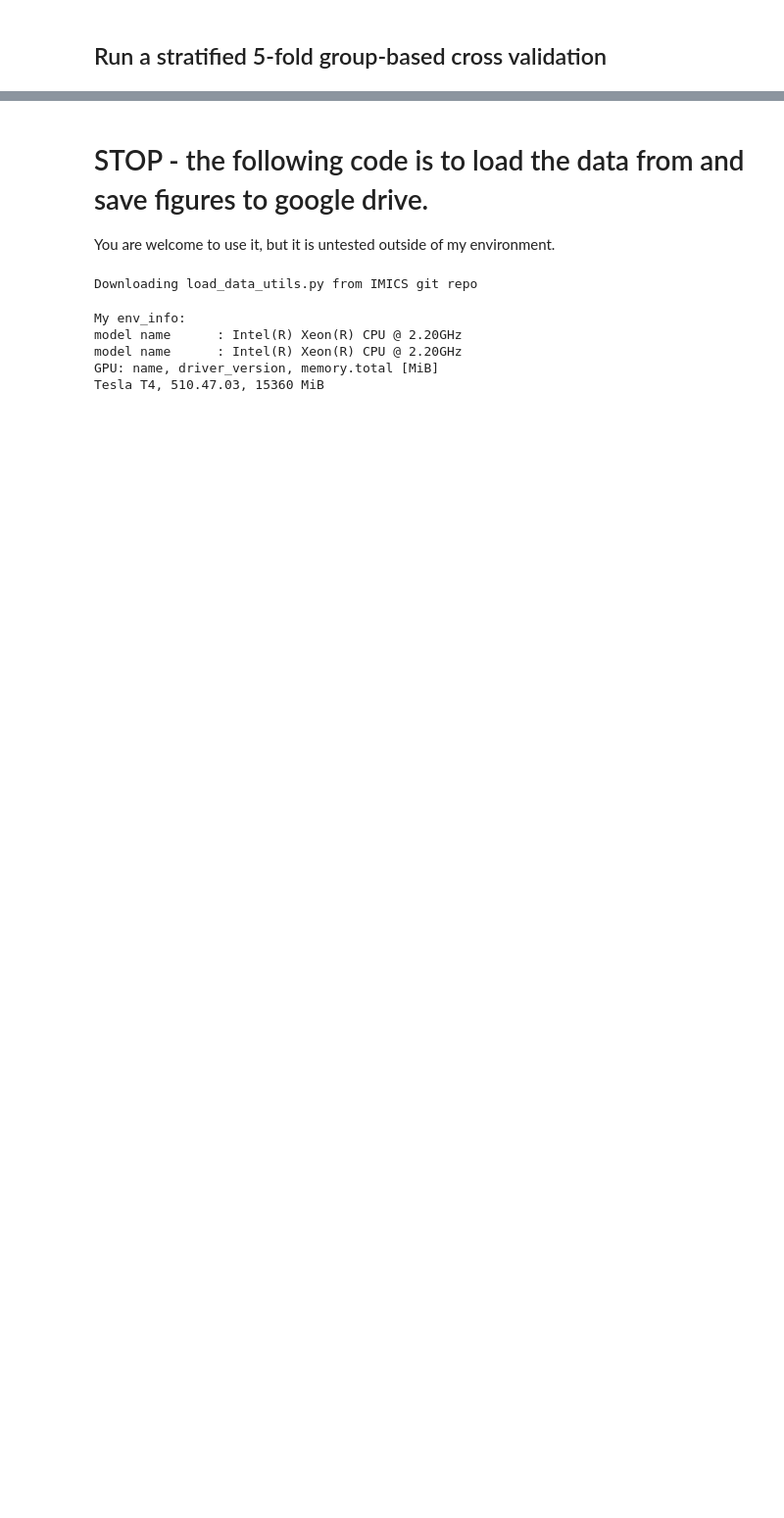
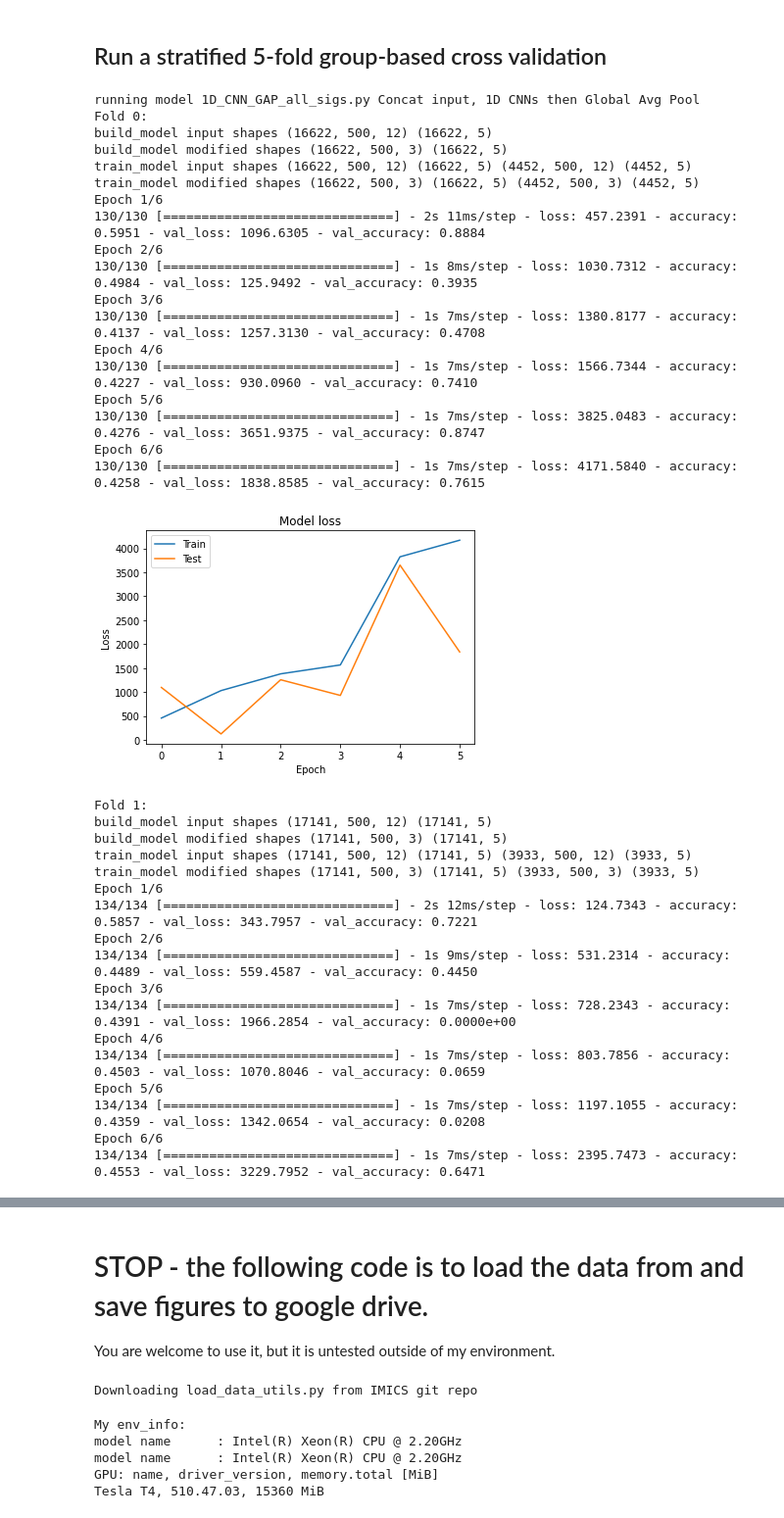
Before and after one commit to imics-lab/multi-output-psg, a Jupyter notebook: Evaluate_Model_PSG-Audio.ipynb, the cells around one changed output, grey strips where cells are left out. Shown at 98% size. Saved outputs shown, nothing was run; the diff lists cells and outputs as text; code cells hidden in the pictures; blank space fills up the shorter version.

```diff
--- a/Evaluate_Model_PSG-Audio.ipynb
+++ b/Evaluate_Model_PSG-Audio.ipynb
@@ -168,13 +172,11 @@ Current model 1D_CNN_Dense.py Concat input, 1D CNNs, with Dense Layers
 # %%
-#my_model.MAX_EPOCHS = 6 # just to test the code
+my_model.MAX_EPOCHS = 6 # just to test the code
 # %% [markdown]
 ## Run a stratified 5-fold group-based cross validation
 # %%
 def run_cross_val():
     """runs a five fold cross-validation pass. returns accuracy string"""
     print ("running model",my_model.description)
-    print("Predicting", labels, "using", ch_group)
-
 
     # Define per-fold score containers
     acc_per_fold = []
@@ -186,7 +188,7 @@ def run_cross_val():
 
     start_time = time.time()
 
-    for i, (train_index, test_index) in enumerate(skf.split(X, y, groups=sub)):
+    for i, (train_index, test_index) in enumerate(skf.split(X, y[:,0], groups=sub)):
         print(f"Fold {i}:")
 
         x_train, y_train = X[train_index], y[train_index]
@@ -209,7 +211,9 @@ def run_cross_val():
         loss_per_fold.append(val_loss)
 
         # Generate predictions
-        y_pred = model.predict(x_test, verbose = 0)
+        # y_pred = model.predict(x_test, verbose = 0)
+        x_test2 = x_test[:,:,9:12] # this should be in model...
+        y_pred = model.predict(x_test2, verbose = 0)
 
         y_pred = np.argmax(y_pred, axis=1)
         y_pred_per_fold.append(y_pred)
@@ -220,31 +224,67 @@ def run_cross_val():
         plt.plot(history.history['val_loss'])
         plt.title('Model loss')
         plt.ylabel('Loss')
         plt.xlabel('Epoch')
         plt.legend(['Train', 'Test'], loc='upper left')
         plt.show()
 
     # == Provide average scores ==
     print('------------------------------------------------------------------------')
     print('Score per fold')
     for i in range(0, len(acc_per_fold)):
     #     print('------------------------------------------------------------------------')
         print(f'> Fold {i+1} - Loss: {loss_per_fold[i]:4.2} - Accuracy: {acc_per_fold[i]:4.2f}%')
     print('------------------------------------------------------------------------')
     print('Average scores for all folds:')
     print(f'> Accuracy: {np.mean(acc_per_fold):4.2f} (+- {np.std(acc_per_fold):5.4})')
     acc_str = temp = str(f'> Accuracy: {np.mean(acc_per_fold):4.2f} (+- {np.std(acc_per_fold):5.4})')
     print('------------------------------------------------------------------------')
 
     # Show total training time
     end_time = time.time()
     train_time = timedelta(seconds=(end_time - start_time))
     print('Total Training time =',(str(train_time).split(".")[0]), 'HH:MM:SS')
     # to plot confusion matrices return concat versions of y
     y_pred = np.concatenate(y_pred_per_fold)
     y_test = np.concatenate(y_test_per_fold)
     return acc_str, y_pred, y_test
 result, y_pred, y_test = run_cross_val()
 print ("running model",my_model.description)
-print("Predicting", labels, "using", ch_group)
 print(result)
+# %% [output]
+running model 1D_CNN_GAP_all_sigs.py Concat input, 1D CNNs then Global Avg Pool
+Fold 0:
+build_model input shapes (16622, 500, 12) (16622, 5)
+build_model modified shapes (16622, 500, 3) (16622, 5)
+train_model input shapes (16622, 500, 12) (16622, 5) (4452, 500, 12) (4452, 5)
+train_model modified shapes (16622, 500, 3) (16622, 5) (4452, 500, 3) (4452, 5)
+Epoch 1/6
+130/130 [==============================] - 2s 11ms/step - loss: 457.2391 - accuracy: 0.5951 - val_loss: 1096.6305 - val_accuracy: 0.8884
+Epoch 2/6
+130/130 [==============================] - 1s 8ms/step - loss: 1030.7312 - accuracy: 0.4984 - val_loss: 125.9492 - val_accuracy: 0.3935
+Epoch 3/6
+130/130 [==============================] - 1s 7ms/step - loss: 1380.8177 - accuracy: 0.4137 - val_loss: 1257.3130 - val_accuracy: 0.4708
+Epoch 4/6
+130/130 [==============================] - 1s 7ms/step - loss: 1566.7344 - accuracy: 0.4227 - val_loss: 930.0960 - val_accuracy: 0.7410
+Epoch 5/6
+130/130 [==============================] - 1s 7ms/step - loss: 3825.0483 - accuracy: 0.4276 - val_loss: 3651.9375 - val_accuracy: 0.8747
+Epoch 6/6
+130/130 [==============================] - 1s 7ms/step - loss: 4171.5840 - accuracy: 0.4258 - val_loss: 1838.8585 - val_accuracy: 0.7615
+[figure, added]
+Fold 1:
+build_model input shapes (17141, 500, 12) (17141, 5)
+build_model modified shapes (17141, 500, 3) (17141, 5)
+train_model input shapes (17141, 500, 12) (17141, 5) (3933, 500, 12) (3933, 5)
+train_model modified shapes (17141, 500, 3) (17141, 5) (3933, 500, 3) (3933, 5)
+Epoch 1/6
+134/134 [==============================] - 2s 12ms/step - loss: 124.7343 - accuracy: 0.5857 - val_loss: 343.7957 - val_accuracy: 0.7221
+Epoch 2/6
+134/134 [==============================] - 1s 9ms/step - loss: 531.2314 - accuracy: 0.4489 - val_loss: 559.4587 - val_accuracy: 0.4450
+Epoch 3/6
+134/134 [==============================] - 1s 7ms/step - loss: 728.2343 - accuracy: 0.4391 - val_loss: 1966.2854 - val_accuracy: 0.0000e+00
+Epoch 4/6
+134/134 [==============================] - 1s 7ms/step - loss: 803.7856 - accuracy: 0.4503 - val_loss: 1070.8046 - val_accuracy: 0.0659
+Epoch 5/6
+134/134 [==============================] - 1s 7ms/step - loss: 1197.1055 - accuracy: 0.4359 - val_loss: 1342.0654 - val_accuracy: 0.0208
+Epoch 6/6
+134/134 [==============================] - 1s 7ms/step - loss: 2395.7473 - accuracy: 0.4553 - val_loss: 3229.7952 - val_accuracy: 0.6471
```
Also changed, not shown: parts of 5 cells of this notebook, 2 other files.
